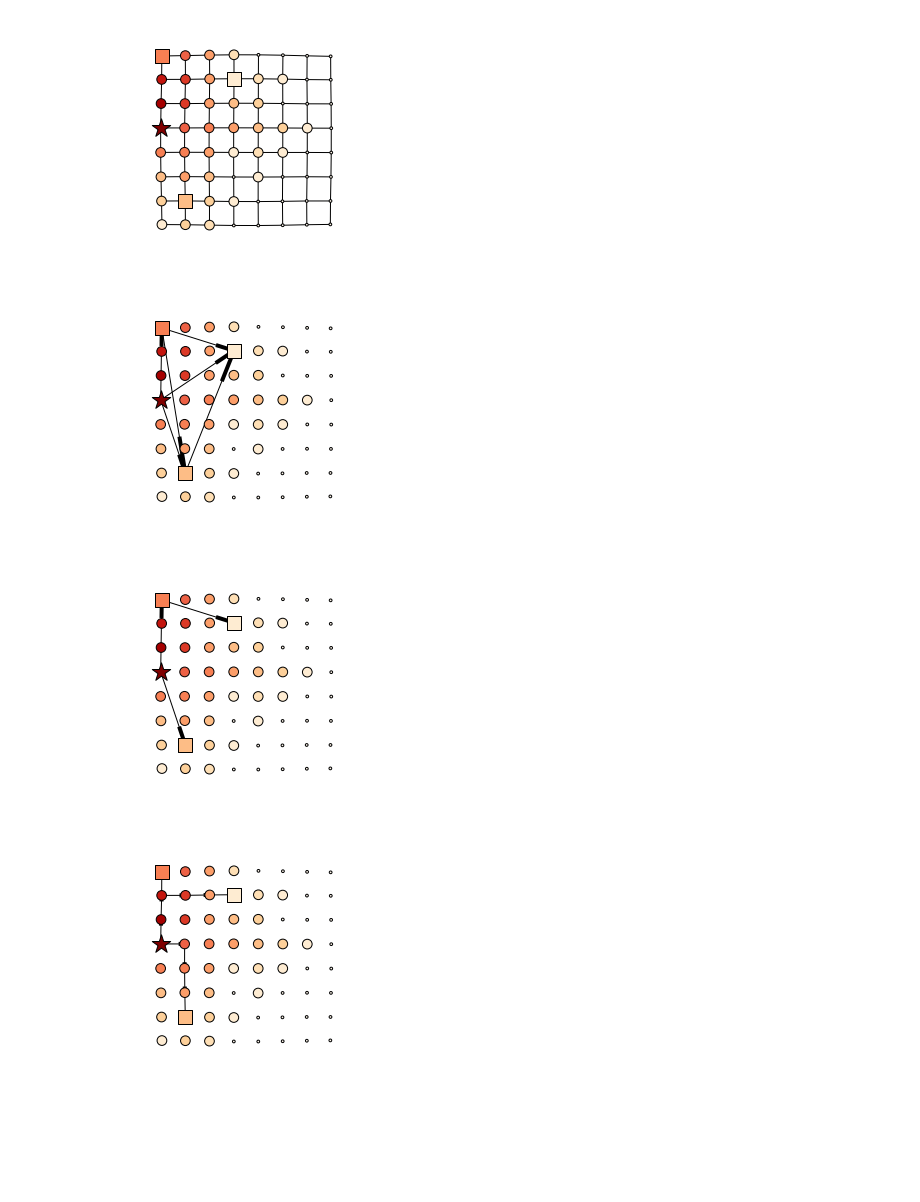
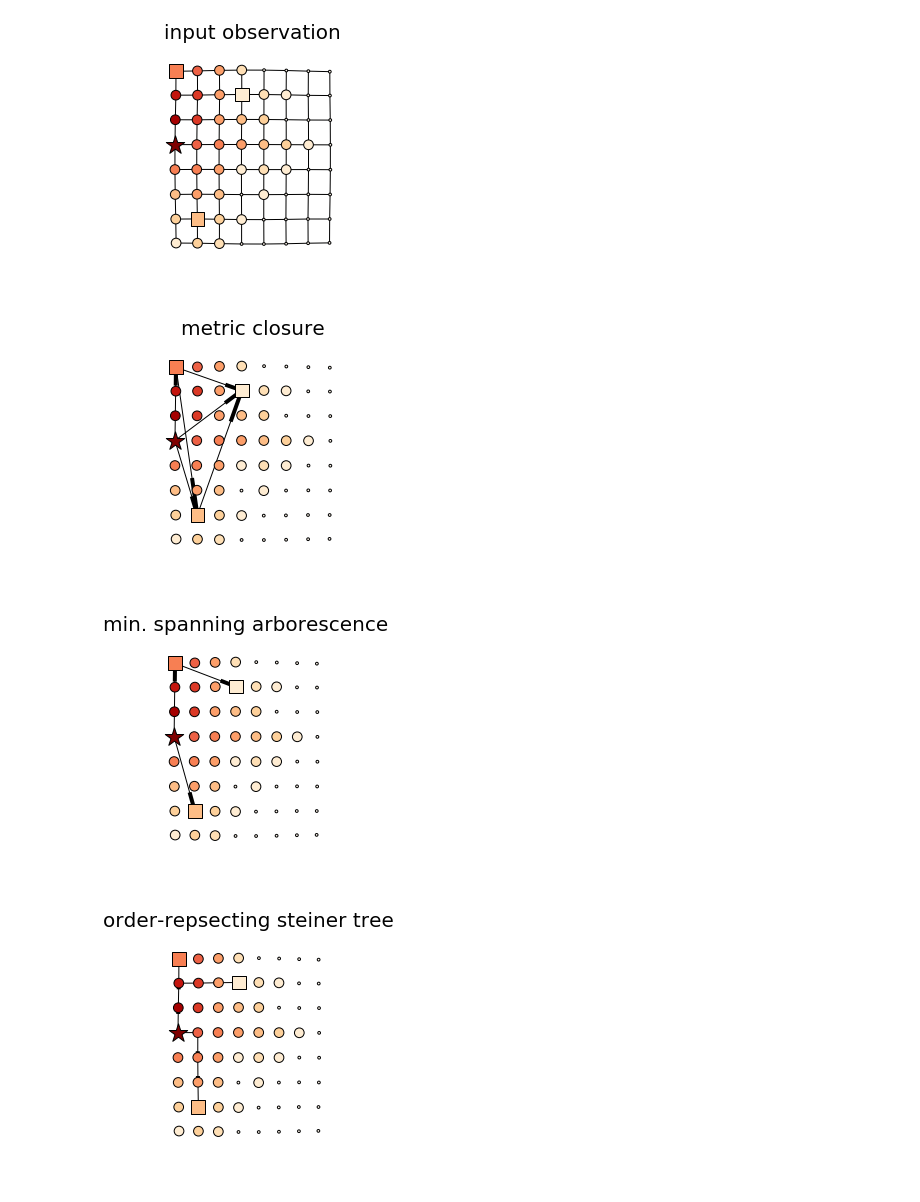
Before and after one commit to xiaohan2012/reconstructing-cascade, a Jupyter notebook: closure-illustration.ipynb, the cells around one changed output. Drawn from its saved outputs; the diff is of its cells as text; code cells hidden in the pictures; blank space fills up the shorter version.

Commit message:
illustration of closure

```diff
--- a/closure-illustration.ipynb
+++ b/closure-illustration.ipynb
@@ -50,23 +50,28 @@ closure_tree, closure, mst_tree = find_tree_by_closure(
     verbose=False,
     return_closure=True
 )
+# %%
+plt.style.use('paper')
 # %%
 from plot_utils import plot_snapshot, add_colorbar
 from utils import extract_edges
 
 with_label = False
 max_node_size = 750
 fig, ax = plt.subplots(1, 1, figsize=(4, 4))
 # ax.get_xaxis().set_visible(False)
 # ax.get_yaxis().set_visible(False)
 ax.axis('off')
 plot_snapshot(gnx, pos, infection_times, queried_nodes=obs_nodes, source_node=source, with_labels=with_label,
               max_node_size=max_node_size,
               ax=ax,
               edges=[])
+ax.set_title('input observation')
+fig.tight_layout()
+
 fig.savefig('{}/input.png'.format(fig_dirname))
 # %% [output]
-[figure, old version]
+[figure, new version]
 # %%
 fig, ax = plt.subplots(1, 1, figsize=(4, 4))
 # ax.get_xaxis().set_visible(False)
@@ -78,8 +83,11 @@ plot_snapshot(gnx.to_directed(),
               ax=ax,
               edges=extract_edges(closure),
               arrows=True)
+ax.set_title('metric closure')
+fig.tight_layout()
+fig.savefig('{}/closure.png'.format(fig_dirname))
 # %% [output]
-[figure, old version]
+[figure, new version]
 # %%
 fig, ax = plt.subplots(1, 1, figsize=(4, 4))
 # ax.get_xaxis().set_visible(False)
@@ -91,8 +99,11 @@ plot_snapshot(gnx.to_directed(),
               ax=ax,
               edges=extract_edges(mst_tree),
               arrows=True)
+ax.set_title('min. spanning arborescence')
+fig.tight_layout()
+fig.savefig('{}/mst.png'.format(fig_dirname))
 # %% [output]
-[figure, old version]
+[figure, new version]
 # %%
 fig, ax = plt.subplots(1, 1, figsize=(4, 4))
 # ax.get_xaxis().set_visible(False)
@@ -104,5 +115,8 @@ plot_snapshot(gnx.to_directed(),
               ax=ax,
               edges=extract_edges(closure_tree),
               arrows=True)
+ax.set_title('order-repsecting steiner tree')
+fig.tight_layout()
+fig.savefig('{}/recons-tree.png'.format(fig_dirname))
 # %% [output]
-[figure, old version]
+[figure, new version]
```
